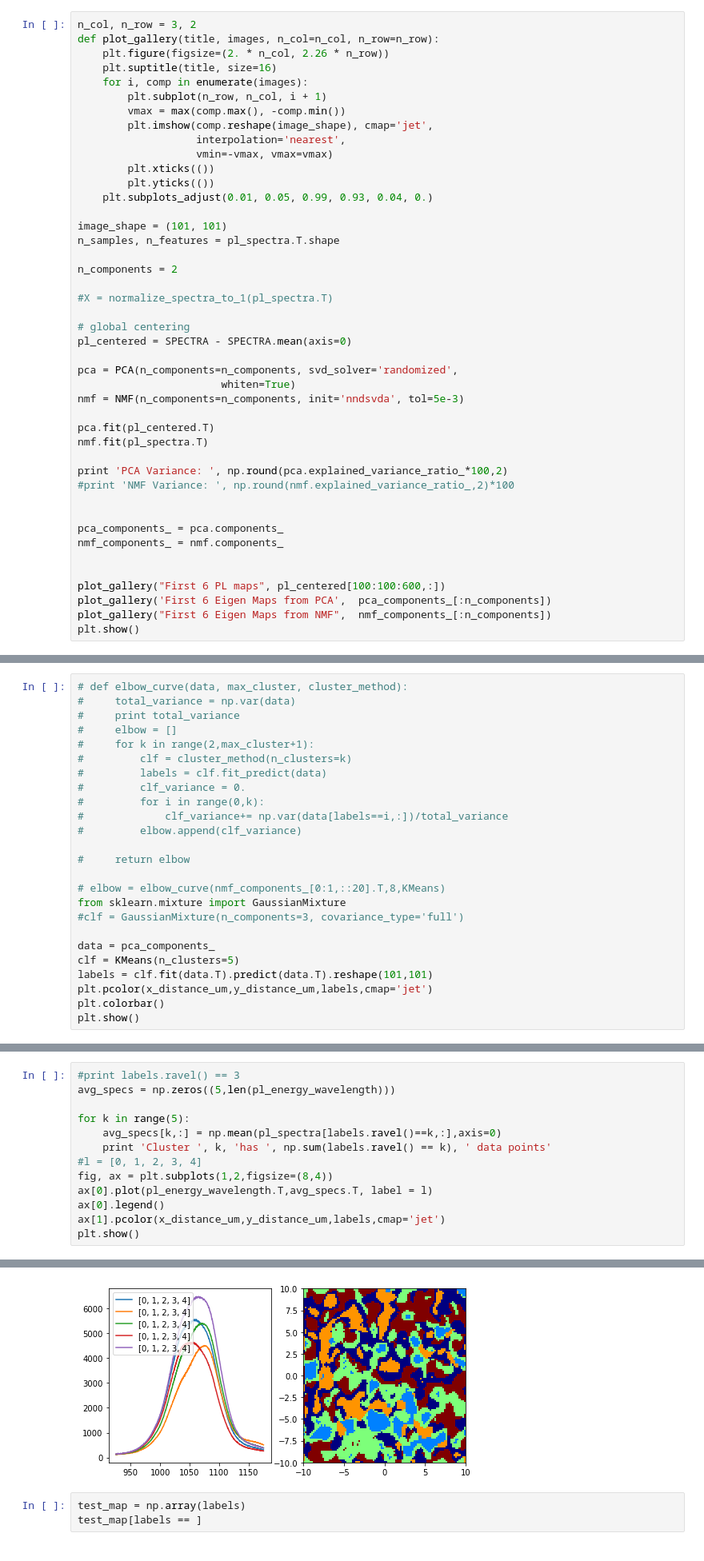
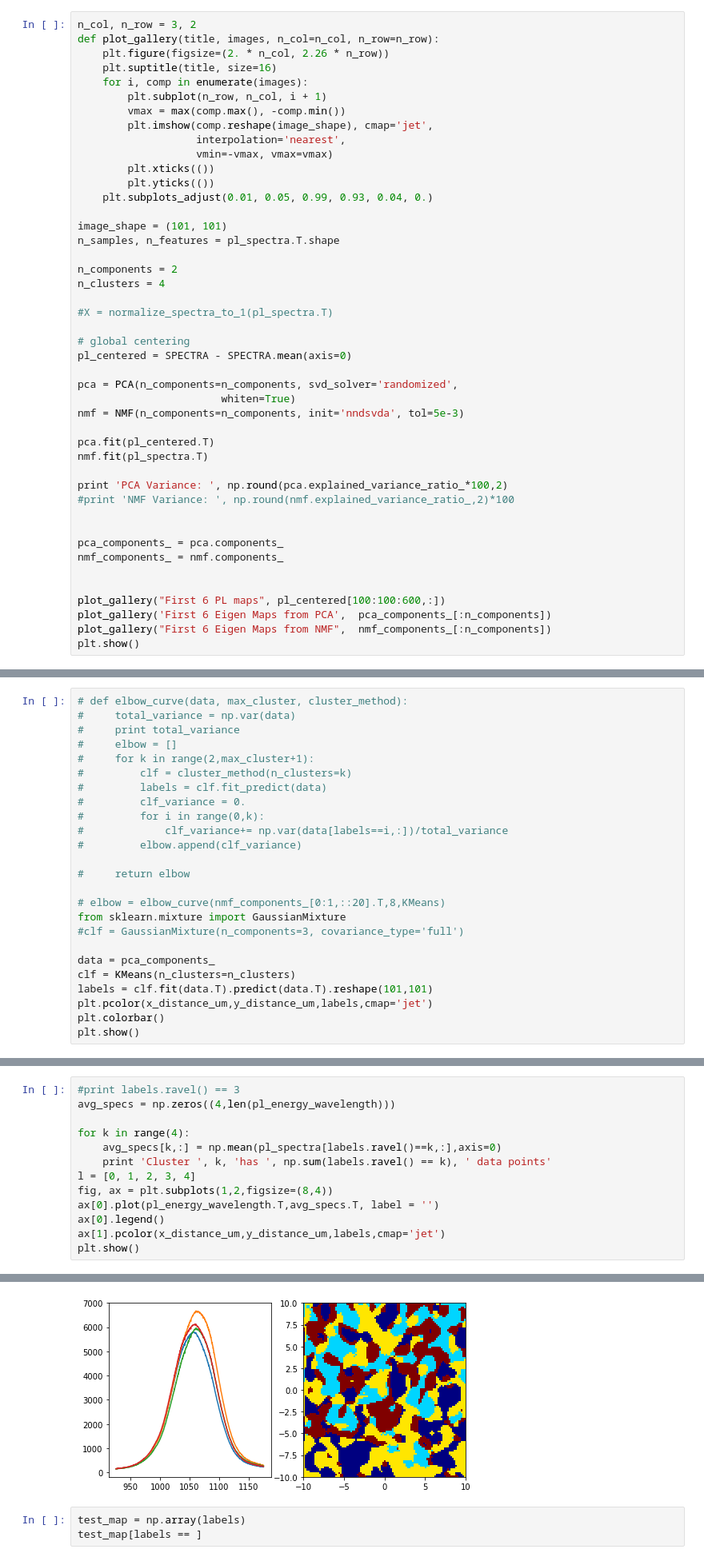
Before and after one commit to ttmn313/CIGS_Na_Analysis, a Jupyter notebook: PL_PCA.ipynb, the cells around one changed output, grey strips where cells are left out. Shown at 80% size. Drawn from its saved outputs; the diff is of its cells as text.

```diff
--- a/PL_PCA.ipynb
+++ b/PL_PCA.ipynb
@@ -171,6 +171,7 @@ image_shape = (101, 101)
 n_samples, n_features = pl_spectra.T.shape
 
 n_components = 2
+n_clusters = 4
 
 #X = normalize_spectra_to_1(pl_spectra.T)
 
@@ -221,7 +222,7 @@ from sklearn.mixture import GaussianMixture
 #clf = GaussianMixture(n_components=3, covariance_type='full')
 
 data = pca_components_
-clf = KMeans(n_clusters=5)
+clf = KMeans(n_clusters=n_clusters)
 labels = clf.fit(data.T).predict(data.T).reshape(101,101)
 plt.pcolor(x_distance_um,y_distance_um,labels,cmap='jet')
 plt.colorbar()
@@ -399,13 +400,13 @@ plt.show()
 # %%
 #print labels.ravel() == 3
-avg_specs = np.zeros((5,len(pl_energy_wavelength)))
+avg_specs = np.zeros((4,len(pl_energy_wavelength)))
 
-for k in range(5):
+for k in range(4):
     avg_specs[k,:] = np.mean(pl_spectra[labels.ravel()==k,:],axis=0)
     print 'Cluster ', k, 'has ', np.sum(labels.ravel() == k), ' data points'
-#l = [0, 1, 2, 3, 4]
+l = [0, 1, 2, 3, 4]
 fig, ax = plt.subplots(1,2,figsize=(8,4))
-ax[0].plot(pl_energy_wavelength.T,avg_specs.T, label = l)
+ax[0].plot(pl_energy_wavelength.T,avg_specs.T, label = '')
 ax[0].legend()
 ax[1].pcolor(x_distance_um,y_distance_um,labels,cmap='jet')
 plt.show()
@@ -418,4 +418,4 @@ Cluster  4 has  2358  data points
-[figure, old version]
+[figure, new version]
 # %%
 test_map = np.array(labels)
 test_map[labels == ]
```
Also changed, not shown: parts of 9 cells of this notebook.
